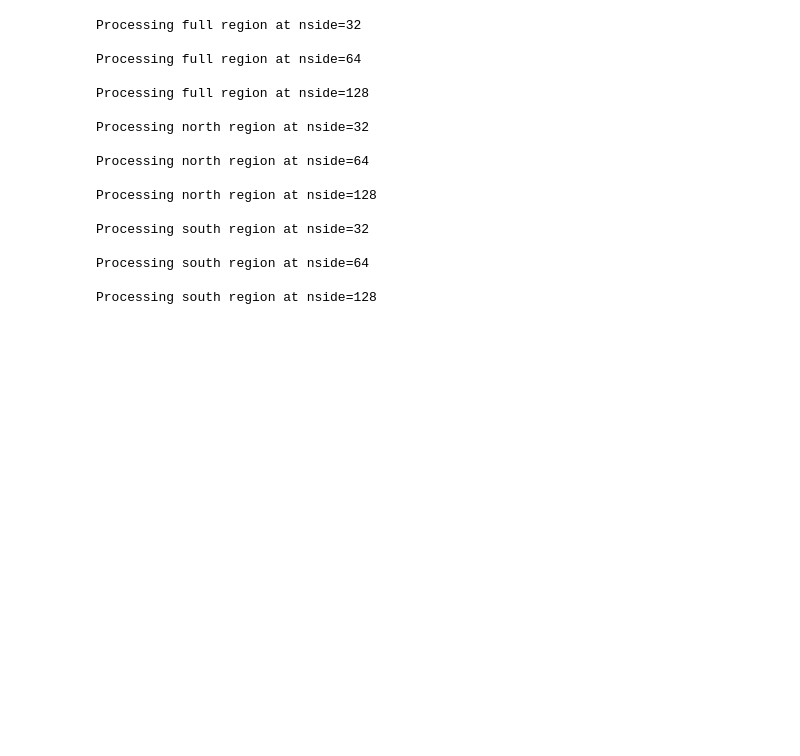
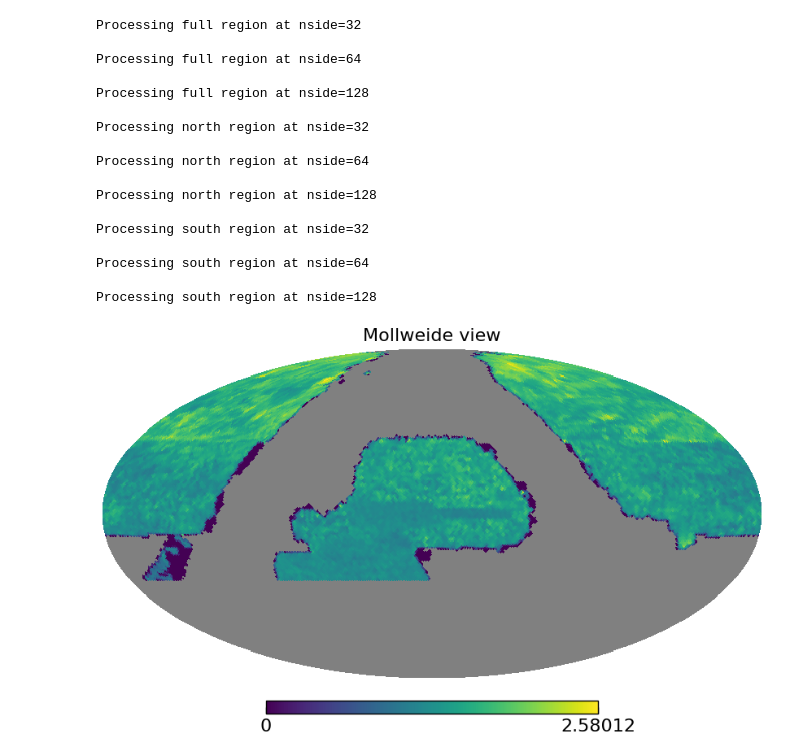
Before and after one commit to Shin107/DESILegacy-PECVEL, a Jupyter notebook: notebooks/imaging_systematics_clean.ipynb, the cells around one changed output. Drawn from its saved outputs; the diff is of its cells as text; code cells hidden in the pictures; blank space fills up the shorter version.

```diff
--- a/notebooks/imaging_systematics_clean.ipynb
+++ b/notebooks/imaging_systematics_clean.ipynb
@@ -37,6 +37,20 @@ csfd_map = np.where(np.isfinite(csfd_map), csfd_map, np.nan)
 rot = hp.Rotator(coord=['G','C'])
 csfd_eq = rot.rotate_map_pixel(csfd_map)
 h_alpha_eq = rot.rotate_map_pixel(h_alpha)
+# %%
+##masking
+
+h_alpha_mask_1 = hp.read_map('/user/animesh.sah/Halpha_maps/Halpha_mask_fwhm06_1024.fits')
+M = h_alpha_mask_1  # integer bitmask map
+
+good = (
+    ((M & (1<<3)) == 0)   # no STAR
+    & ((M & (1<<4)) == 0) # no SATUR
+    & ((M & (1<<5)) == 0) # no BRT_OBJ
+    & ((M & (1<<6)) == 0) # no BIG_OBJ
+    & ((M & (1<<7)) == 0) # no HI_VEL
+)
+h_alpha_mask  = rot.rotate_map_pixel(good.astype(float))
 # %%
 colnames = ['PSFDEPTH_Z','PSFDEPTH_G','PSFDEPTH_R','PSFSIZE_G','PSFSIZE_R','PSFSIZE_Z']
 # Randomly sample 20M points
@@ -254,12 +274,14 @@ for region, region_data in regions.items():
 
 
 
-        csfd_map_masked = np.where(masks_dict[region][nside_val], csfd_map_nside[nside_val], hp.UNSEEN)
-        stellar_density_allwise_masked = np.where(masks_dict[region][nside_val], stellar_density_allwise_nside[nside_val], hp.UNSEEN)
-        h_alpha_masked = np.where(masks_dict[region][nside_val], h_alpha_nside[nside_val], hp.UNSEEN)
-        maps[region][nside_val]['CSFD'] = csfd_map_masked
-        maps[region][nside_val]['Stellar_Density_AllWISE'] = stellar_density_allwise_masked
-        maps[region][nside_val]['H_Alpha'] = h_alpha_masked
+        #csfd_map_masked = np.where(masks_dict[region][nside_val], csfd_map_nside[nside_val], hp.UNSEEN)
+        #stellar_density_allwise_masked = np.where(masks_dict[region][nside_val], stellar_density_allwise_nside[nside_val], hp.UNSEEN)
+        #h_alpha_masked = np.where(masks_dict[region][nside_val], h_alpha_nside[nside_val], hp.UNSEEN)
+        #h_alpha_good_masked = np.where(masks_dict[region][nside_val], h_alpha_good_nside[nside_val], hp.UNSEEN)
+        #maps[region][nside_val]['CSFD'] = csfd_map_masked
+        #maps[region][nside_val]['Stellar_Density_AllWISE'] = stellar_density_allwise_masked
+        #maps[region][nside_val]['H_Alpha'] = h_alpha_masked
+        #maps[region][nside_val]['H_Alpha_Good'] = h_alpha_good_masked
 # %% [output]
 Processing full region at nside=32
 
@@ -278,3 +300,7 @@ Processing south region at nside=32
 Processing south region at nside=64
 
 Processing south region at nside=128
+# %%
+hp.mollview(maps['full'][64]['PSFSIZE_R'])
+# %% [output]
+[figure, added]
```
Also changed, not shown: parts of 6 cells of this notebook, 2 other files.
